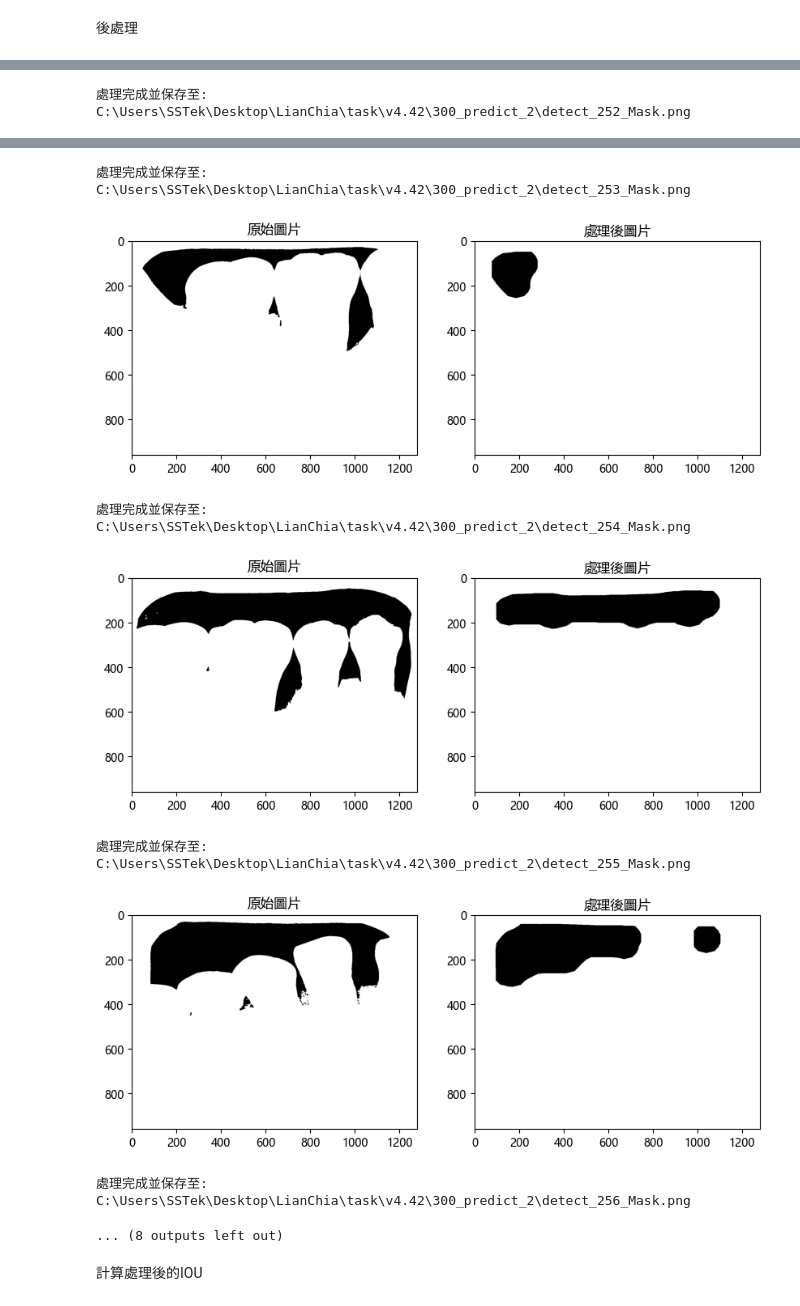
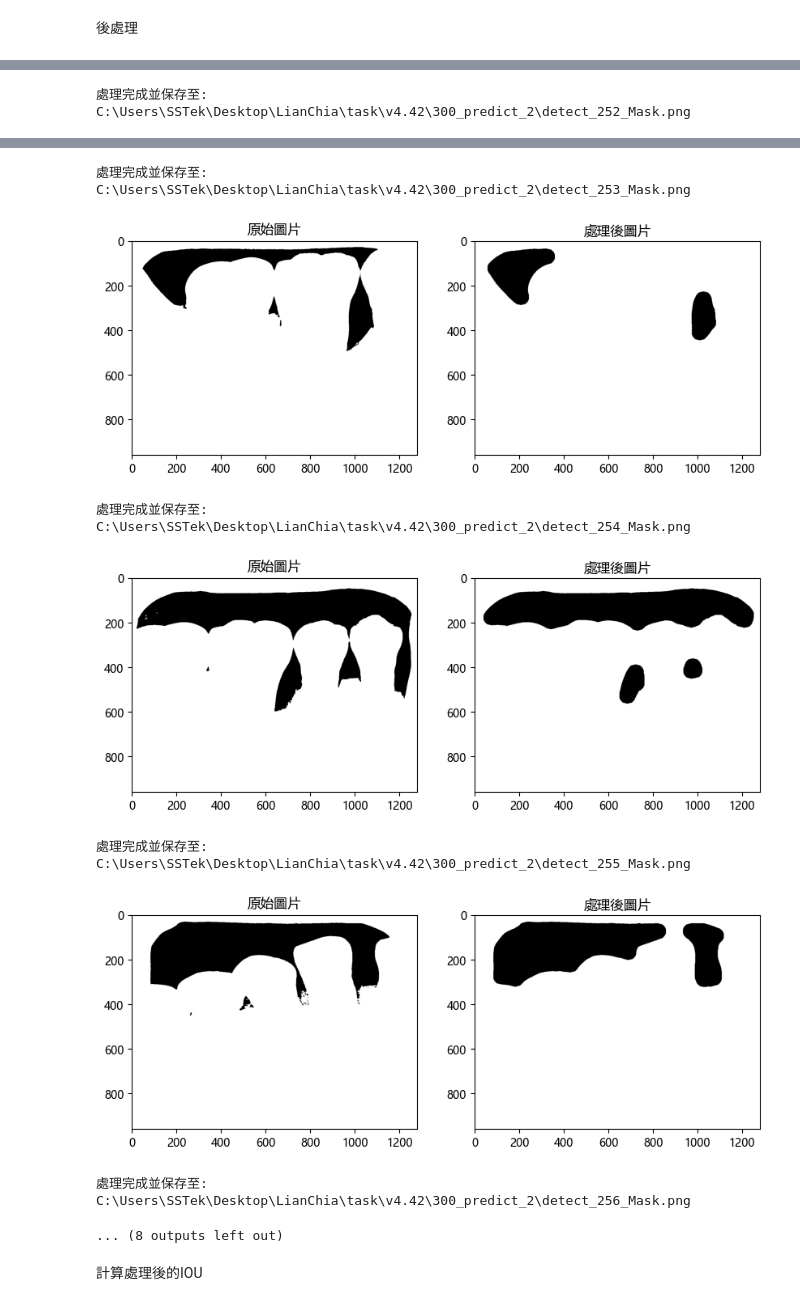
Before and after one commit to LianChia/task, a Jupyter notebook: v4.42/IOUcopy.ipynb, the cells around one changed output, grey strips where cells are left out. Saved outputs shown, nothing was run; the diff lists cells and outputs as text; code cells hidden in the pictures.

```diff
--- a/v4.42/IOUcopy.ipynb
+++ b/v4.42/IOUcopy.ipynb
@@ -266,8 +266,8 @@ image_files = natsorted([f for f in os.listdir(input_folder) if f.endswith('.png
 
 # 調整參數
 kernel_shape = 'ellipse'  # 結構元素形狀 (可調整為 'rect', 'ellipse', 或 'circle')
-kernel_size = 14           # 內核大小 (可調整)
-iterations = 9             # 迭代次數 (可調整)
+kernel_size = 15           # 內核大小 (可調整)
+iterations = 5             # 迭代次數 (可調整)
 flood_fill = True          # 開啟洪水填充
 
 # 遍歷資料夾中的每個圖片
@@ -314,9 +314,9 @@ print("所有圖片處理完成。")
 處理完成並保存至: C:\Users\SSTek\Desktop\LianChia\task\v4.42\300_predict_2\detect_253_Mask.png
-[figure, old version]
+[figure, new version]
 處理完成並保存至: C:\Users\SSTek\Desktop\LianChia\task\v4.42\300_predict_2\detect_254_Mask.png
-[figure, old version]
+[figure, new version]
 處理完成並保存至: C:\Users\SSTek\Desktop\LianChia\task\v4.42\300_predict_2\detect_255_Mask.png
-[figure, old version]
+[figure, new version]
 處理完成並保存至: C:\Users\SSTek\Desktop\LianChia\task\v4.42\300_predict_2\detect_256_Mask.png
 ... (8 outputs left out)
 # %% [markdown]
```
Also changed, not shown: parts of 3 cells of this notebook, 10 other files.
